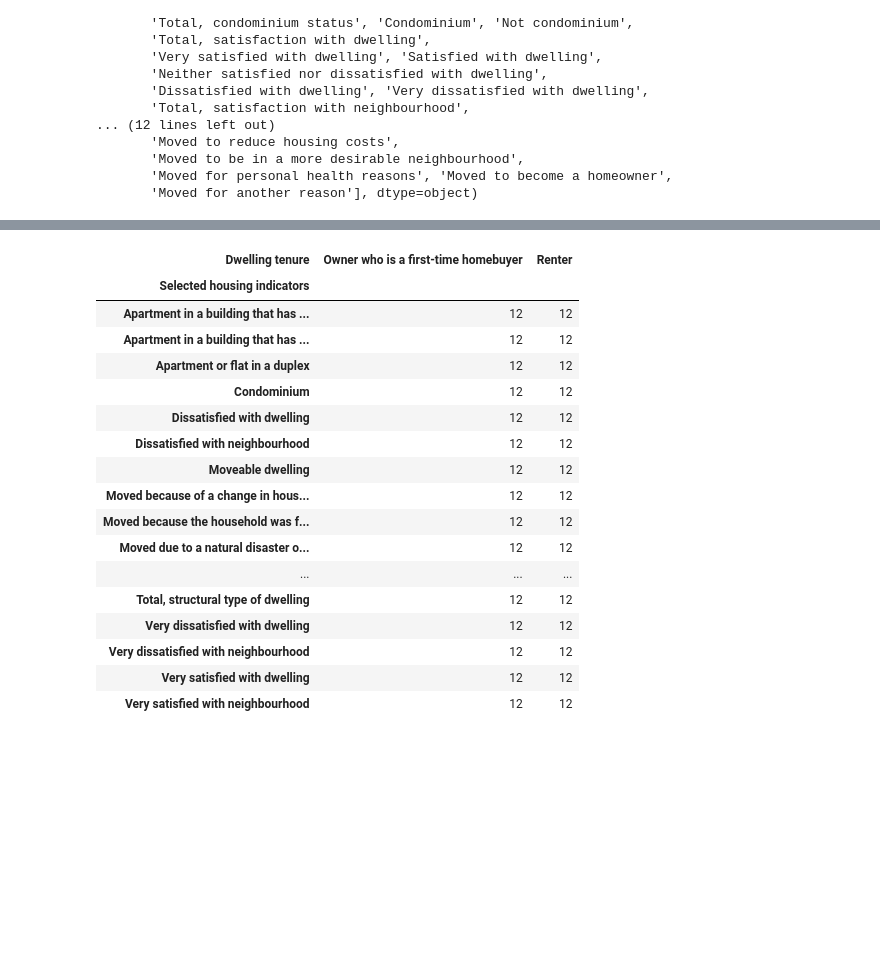
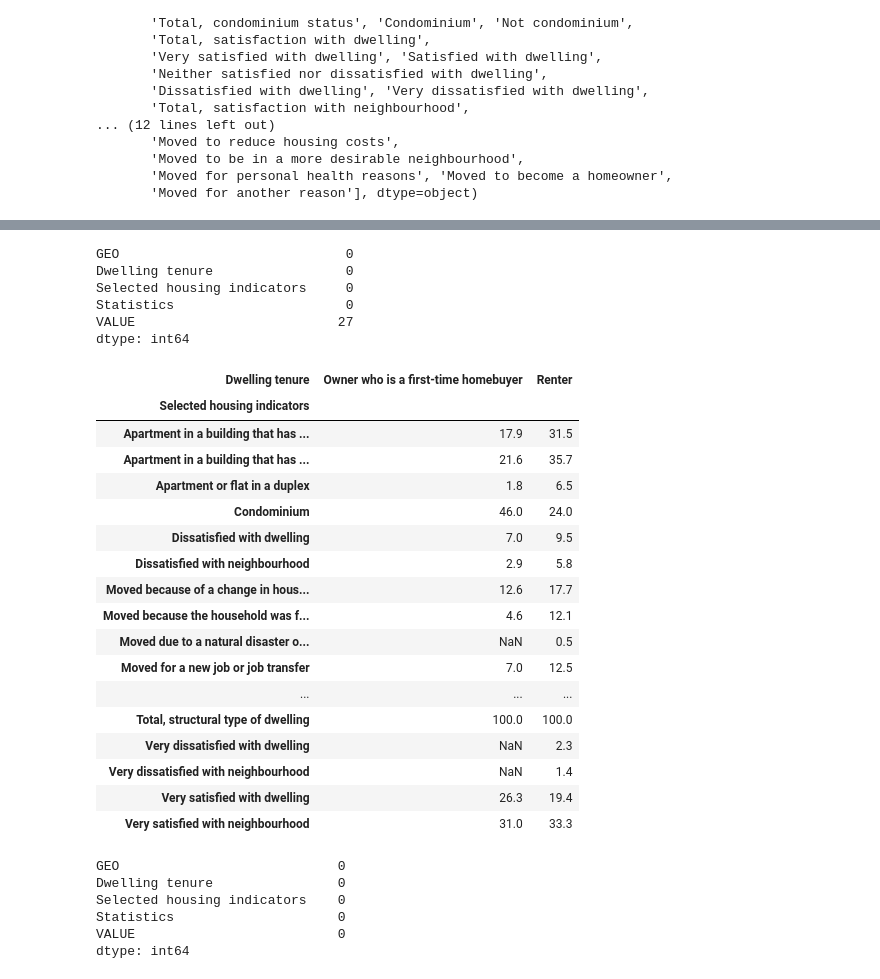
Before and after one commit to ronald-rgr/uWaterloo-datascience, a Jupyter notebook: Ron_FTHB.ipynb, the cells around one changed output, grey strips where cells are left out. Drawn from its saved outputs; the diff is of its cells as text; code cells hidden in the pictures; blank space fills up the shorter version.

```diff
--- a/Ron_FTHB.ipynb
+++ b/Ron_FTHB.ipynb
@@ -148,3 +148,10 @@ array(['Total, structural type of dwelling', 'Single-detached house',
        'Moved to be in a more desirable neighbourhood',
        'Moved for personal health reasons', 'Moved to become a homeowner',
        'Moved for another reason'], dtype=object)
+# %%
+#Dropping the empty columns
+df_fthb2 = df_fthb.drop(['SYMBOL', 'TERMINATED'], axis=1)
+
+#Dropping columns that do not contribute information for the analysis
+df_fthb2.drop(['REF_DATE','DGUID', 'UOM', 'UOM_ID', 'SCALAR_FACTOR', 'SCALAR_ID', 'VECTOR',
+                              'COORDINATE', 'STATUS', 'DECIMALS'], axis=1, inplace=True)
@@ -150,0 +173,4 @@ array(['Total, structural type of dwelling', 'Single-detached house',
+# %%
+#Selecting rows of data which contain information on Toronto, Vancouver, and Calgary markets
+df_fthb2 =  df_fthb2.loc[df_fthb2['GEO'].isin(['Toronto, Ontario','Vancouver, British Columbia','Calgary, Alberta'])]
+df_fthb2
@@ -150,0 +191,4 @@ array(['Total, structural type of dwelling', 'Single-detached house',
+# %%
+#Dropping all rows with "number of households" and focus on the "percentage of households" for a more normalized comparison
+df_fthb2.drop(df_fthb2[df_fthb2.Statistics == 'Number of households'].index, inplace=True)
+df_fthb2
@@ -151,23 +209,47 @@ array(['Total, structural type of dwelling', 'Single-detached house',
+# %%
+#Let's check if there's any missing data
+df_fthb2.isnull().sum()
+# %% [output]
+GEO                             0
+Dwelling tenure                 0
+Selected housing indicators     0
+Statistics                      0
+VALUE                          27
+dtype: int64
 # %%
-# Okay. We can use the crosstab function to pivot Selected housing indicators and Dwelling tenure
-Housing_Indicator_Analysis = pd.crosstab(df_fthb['Selected housing indicators'],df_fthb['Dwelling tenure'],df_fthb['DGUID'],aggfunc='count').round(1)
+#We can use the crosstab function to pivot Selected housing indicators and Dwelling tenure
+Housing_Indicator_Analysis = pd.crosstab(df_fthb2['Selected housing indicators'],df_fthb2['Dwelling tenure'],df_fthb2['VALUE'],aggfunc='mean').round(1)
 Housing_Indicator_Analysis
 # %% [output]
 | Dwelling tenure | Owner who is a first-time homebuyer | Renter |
 | Selected housing indicators |  |  |
-| Apartment in a building that has ... | 12 | 12 |
-| Apartment in a building that has ... | 12 | 12 |
-| Apartment or flat in a duplex | 12 | 12 |
-| Condominium | 12 | 12 |
-| Dissatisfied with dwelling | 12 | 12 |
-| Dissatisfied with neighbourhood | 12 | 12 |
-| Moveable dwelling | 12 | 12 |
-| Moved because of a change in hous... | 12 | 12 |
-| Moved because the household was f... | 12 | 12 |
-| Moved due to a natural disaster o... | 12 | 12 |
+| Apartment in a building that has ... | 17.9 | 31.5 |
+| Apartment in a building that has ... | 21.6 | 35.7 |
+| Apartment or flat in a duplex | 1.8 | 6.5 |
+| Condominium | 46.0 | 24.0 |
+| Dissatisfied with dwelling | 7.0 | 9.5 |
+| Dissatisfied with neighbourhood | 2.9 | 5.8 |
+| Moved because of a change in hous... | 12.6 | 17.7 |
+| Moved because the household was f... | 4.6 | 12.1 |
+| Moved due to a natural disaster o... | NaN | 0.5 |
+| Moved for a new job or job transfer | 7.0 | 12.5 |
 | ... | ... | ... |
-| Total, structural type of dwelling | 12 | 12 |
-| Very dissatisfied with dwelling | 12 | 12 |
-| Very dissatisfied with neighbourhood | 12 | 12 |
-| Very satisfied with dwelling | 12 | 12 |
-| Very satisfied with neighbourhood | 12 | 12 |
+| Total, structural type of dwelling | 100.0 | 100.0 |
+| Very dissatisfied with dwelling | NaN | 2.3 |
+| Very dissatisfied with neighbourhood | NaN | 1.4 |
+| Very satisfied with dwelling | 26.3 | 19.4 |
+| Very satisfied with neighbourhood | 31.0 | 33.3 |
+# %%
+#Fill NA/NaN values with 0. Keep in mind that unit of the missing values is percentaje
+#df_fthb2['VALUE'].fillna(0, inplace = True)
+
+#Let's drop the rows where VALUE is missing
+df_fthb2.dropna(subset=['VALUE'], inplace=True)
+df_fthb2.isnull().sum()
+# %% [output]
+GEO                            0
+Dwelling tenure                0
+Selected housing indicators    0
+Statistics                     0
+VALUE                          0
+dtype: int64
```
Also changed, not shown: parts of 8 cells of this notebook, 1 other file.
